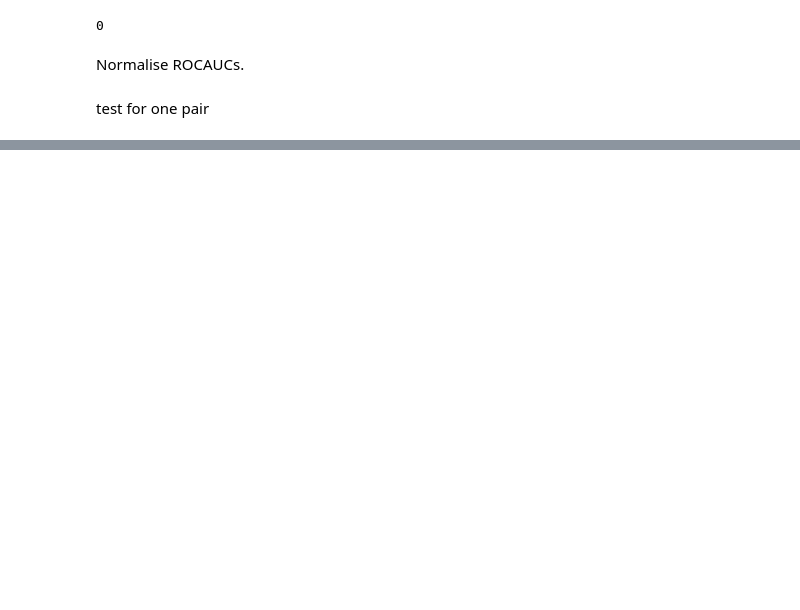
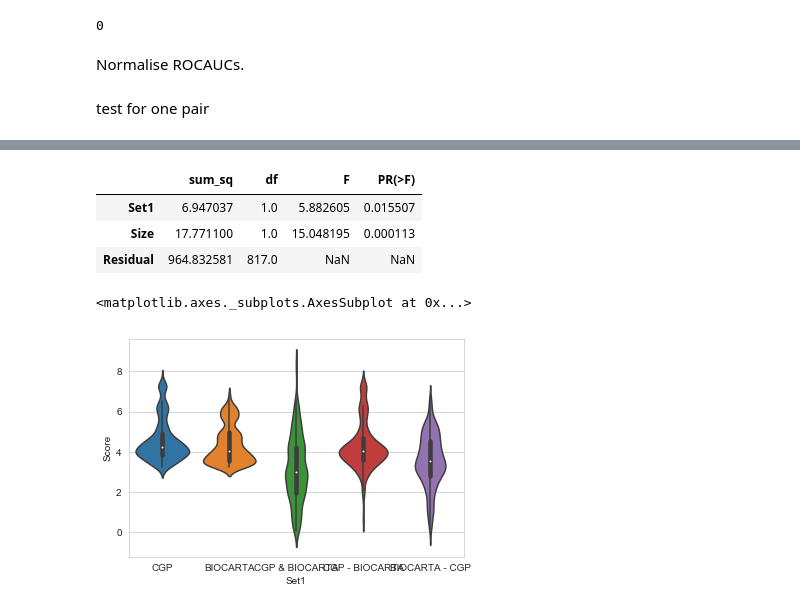
Before and after one commit to bence-szalai/why-pathway-methods-work, a Jupyter notebook: notebooks/overlap_analysis.ipynb, the cells around one changed output, grey strips where cells are left out. Saved outputs shown, nothing was run; the diff lists cells and outputs as text; code cells hidden in the pictures; blank space fills up the shorter version.

```diff
--- a/notebooks/overlap_analysis.ipynb
+++ b/notebooks/overlap_analysis.ipynb
@@ -239,3 +263,23 @@ score2=np.diag(score2.loc[goods['Group'],goods[dname2]].values)
+# %%
+row_index=pd.Series(range(len(score_overlap.index)),index=score_overlap.index)
+col_index=pd.Series(range(len(score_overlap.columns)),index=score_overlap.columns)
+score_overlap=score_overlap.values[list(row_index[goods['Group']].values),list(col_index[goods['Name']].values)]
+
+row_index=pd.Series(range(len(score_1minus2.index)),index=score_1minus2.index)
+col_index=pd.Series(range(len(score_1minus2.columns)),index=score_1minus2.columns)
+score_1minus2=score_1minus2.values[list(row_index[goods['Group']].values),list(col_index[goods['Name']].values)]
+
+row_index=pd.Series(range(len(score_2minus1.index)),index=score_2minus1.index)
+col_index=pd.Series(range(len(score_2minus1.columns)),index=score_2minus1.columns)
+score_2minus1=score_2minus1.values[list(row_index[goods['Group']].values),list(col_index[goods['Name']].values)]
+
+row_index=pd.Series(range(len(score1.index)),index=score1.index)
+col_index=pd.Series(range(len(score1.columns)),index=score1.columns)
+score1=score1.values[list(row_index[goods['Group']].values),list(col_index[goods[dname1]].values)]
+
+row_index=pd.Series(range(len(score2.index)),index=score2.index)
+col_index=pd.Series(range(len(score2.columns)),index=score2.columns)
+score2=score2.values[list(row_index[goods['Group']].values),list(col_index[goods[dname2]].values)]
 # %%
 results=pd.DataFrame(index=range(len(score_overlap)))
 results[dname1]=score1
@@ -249,0 +296,4 @@ results.columns=['Gene set','Informative score']
+# %%
+results_all=pd.concat([results,results_genesets],1)
+
+results_all.columns=['Set1','Score','Set2','Size']
@@ -249,0 +306,12 @@ results.columns=['Gene set','Informative score']
+# %%
+sm.stats.anova_lm(model, typ=2)
+# %% [output]
+|  | sum_sq | df | F | PR(>F) |
+| Set1 | 6.947037 | 1.0 | 5.882605 | 0.015507 |
+| Size | 17.771100 | 1.0 | 15.048195 | 0.000113 |
+| Residual | 964.832581 | 817.0 | NaN | NaN |
+# %%
+sns.violinplot(x='Set1',y='Score',data=results_all)
+# %% [output]
+<matplotlib.axes._subplots.AxesSubplot at 0x...>
+[figure, added]
```
Also changed, not shown: parts of 25 cells of this notebook, 1 other file.
